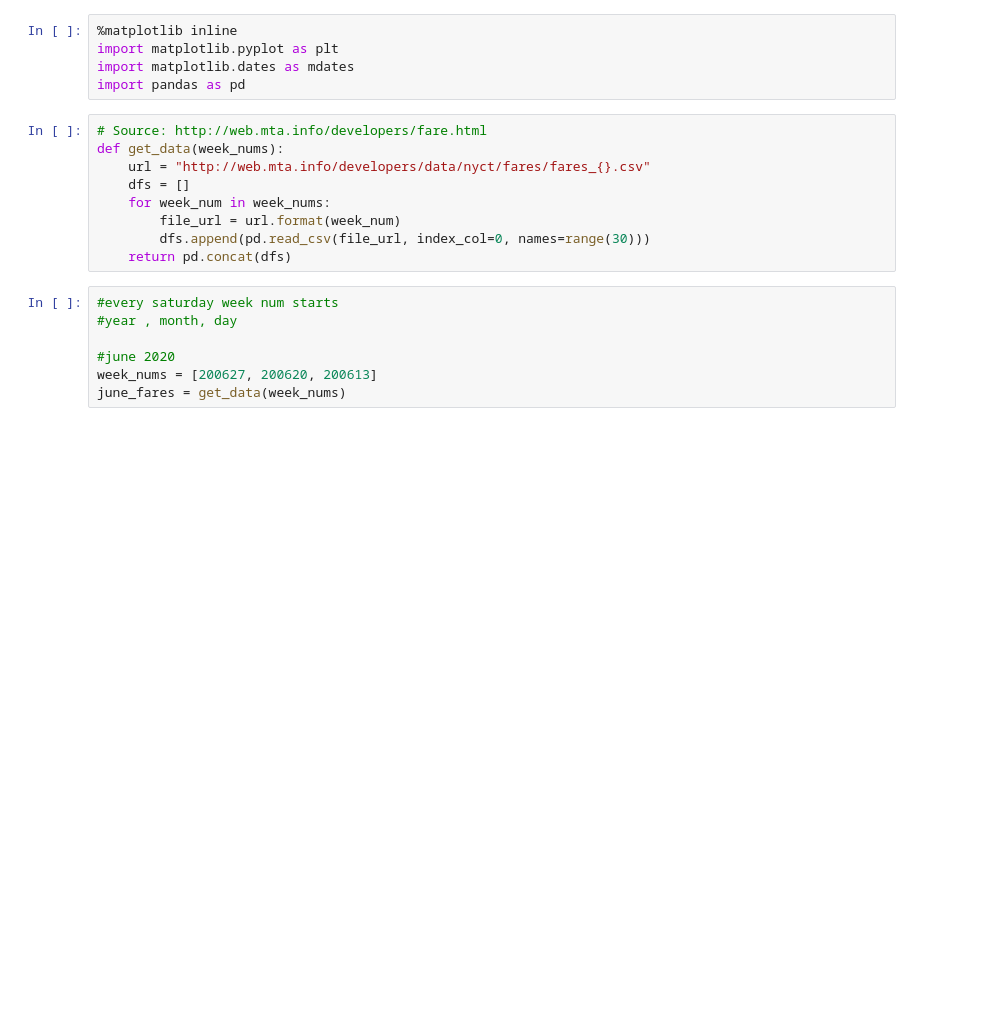
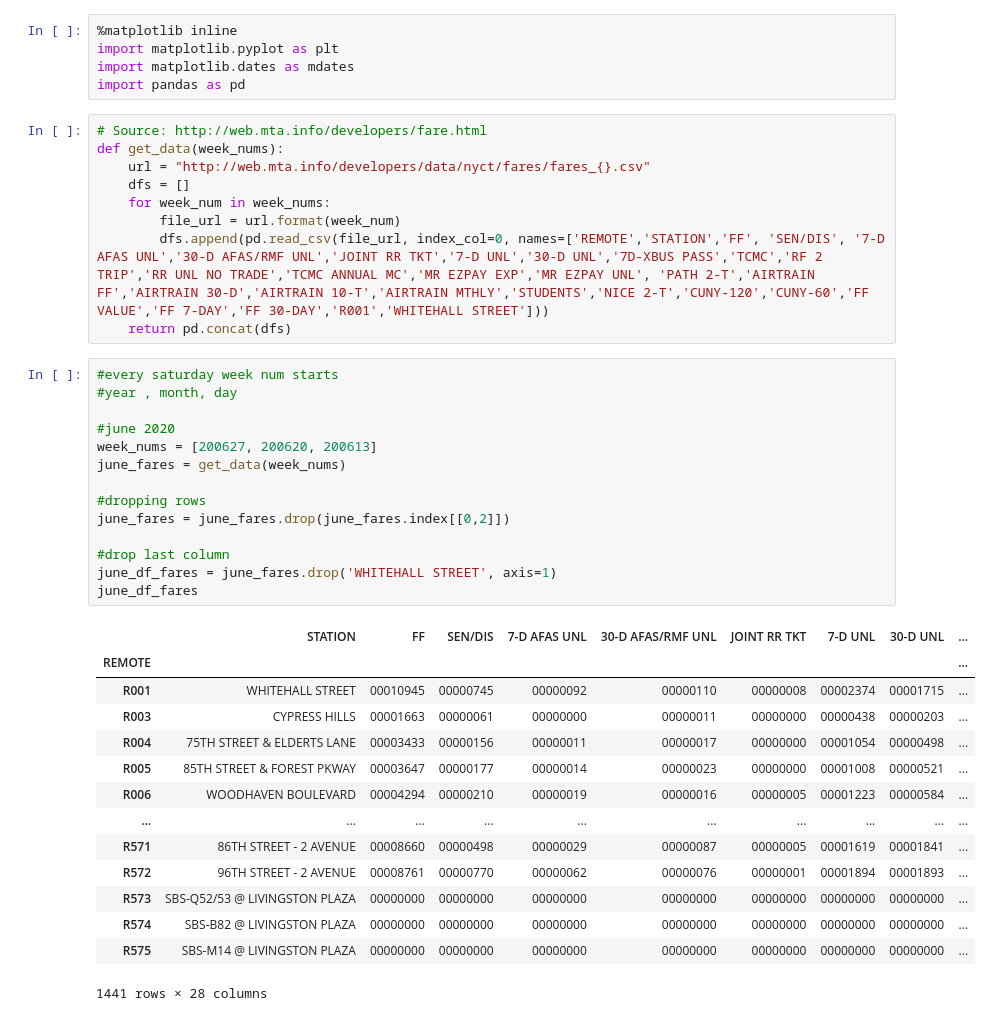
Before and after one commit to manyshapes/MTA-Ridership-Time-Analysis, a Jupyter notebook: fare_data_MTA.ipynb, the cells around one changed output. Cells and saved outputs as stored; diff of their text form; blank space fills up the shorter version.

Commit message:
removed last nan column and extra rows (index=0,2); formatted header of dataframe

```diff
--- a/fare_data_MTA.ipynb
+++ b/fare_data_MTA.ipynb
@@ -10,15 +10,37 @@ def get_data(week_nums):
     dfs = []
     for week_num in week_nums:
         file_url = url.format(week_num)
-        dfs.append(pd.read_csv(file_url, index_col=0, names=range(30)))
+        dfs.append(pd.read_csv(file_url, index_col=0, names=['REMOTE','STATION','FF', 'SEN/DIS', '7-D AFAS UNL','30-D AFAS/RMF UNL','JOINT RR TKT','7-D UNL','30-D UNL','7D-XBUS PASS','TCMC','RF 2 TRIP','RR UNL NO TRADE','TCMC ANNUAL MC','MR EZPAY EXP','MR EZPAY UNL', 'PATH 2-T','AIRTRAIN FF','AIRTRAIN 30-D','AIRTRAIN 10-T','AIRTRAIN MTHLY','STUDENTS','NICE 2-T','CUNY-120','CUNY-60','FF VALUE','FF 7-DAY','FF 30-DAY','R001','WHITEHALL STREET']))
     return pd.concat(dfs)
 # %%
 #every saturday week num starts
 #year , month, day
 
 #june 2020
 week_nums = [200627, 200620, 200613]
 june_fares = get_data(week_nums)
+
+#dropping rows
+june_fares = june_fares.drop(june_fares.index[[0,2]])
+
+#drop last column
+june_df_fares = june_fares.drop('WHITEHALL STREET', axis=1)
+june_df_fares
+# %% [output]
+|  | STATION | FF | SEN/DIS | 7-D AFAS UNL | 30-D AFAS/RMF UNL | JOINT RR TKT | 7-D UNL | 30-D UNL | ... |
+| REMOTE |  |  |  |  |  |  |  |  | ... |
+| R001 | WHITEHALL STREET | 00010945 | 00000745 | 00000092 | 00000110 | 00000008 | 00002374 | 00001715 | ... |
+| R003 | CYPRESS HILLS | 00001663 | 00000061 | 00000000 | 00000011 | 00000000 | 00000438 | 00000203 | ... |
+| R004 | 75TH STREET & ELDERTS LANE | 00003433 | 00000156 | 00000011 | 00000017 | 00000000 | 00001054 | 00000498 | ... |
+| R005 | 85TH STREET & FOREST PKWAY | 00003647 | 00000177 | 00000014 | 00000023 | 00000000 | 00001008 | 00000521 | ... |
+| R006 | WOODHAVEN BOULEVARD | 00004294 | 00000210 | 00000019 | 00000016 | 00000005 | 00001223 | 00000584 | ... |
+| ... | ... | ... | ... | ... | ... | ... | ... | ... | ... |
+| R571 | 86TH STREET - 2 AVENUE | 00008660 | 00000498 | 00000029 | 00000087 | 00000005 | 00001619 | 00001841 | ... |
+| R572 | 96TH STREET - 2 AVENUE | 00008761 | 00000770 | 00000062 | 00000076 | 00000001 | 00001894 | 00001893 | ... |
+| R573 | SBS-Q52/53 @ LIVINGSTON PLAZA | 00000000 | 00000000 | 00000000 | 00000000 | 00000000 | 00000000 | 00000000 | ... |
+| R574 | SBS-B82 @ LIVINGSTON PLAZA | 00000000 | 00000000 | 00000000 | 00000000 | 00000000 | 00000000 | 00000000 | ... |
+| R575 | SBS-M14 @ LIVINGSTON PLAZA | 00000000 | 00000000 | 00000000 | 00000000 | 00000000 | 00000000 | 00000000 | ... |
+1441 rows × 28 columns
 # %%
 #march 2020
 week_nums = [200328, 200321, 200314]
```
Also changed, not shown: parts of 10 cells of this notebook.
